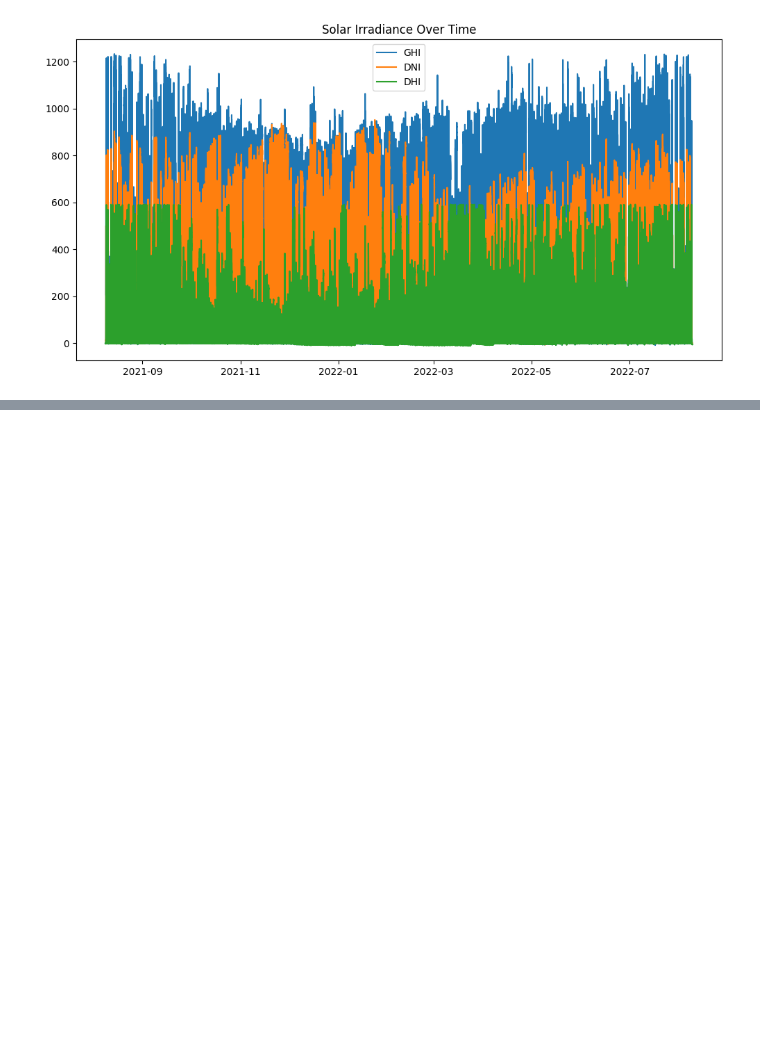
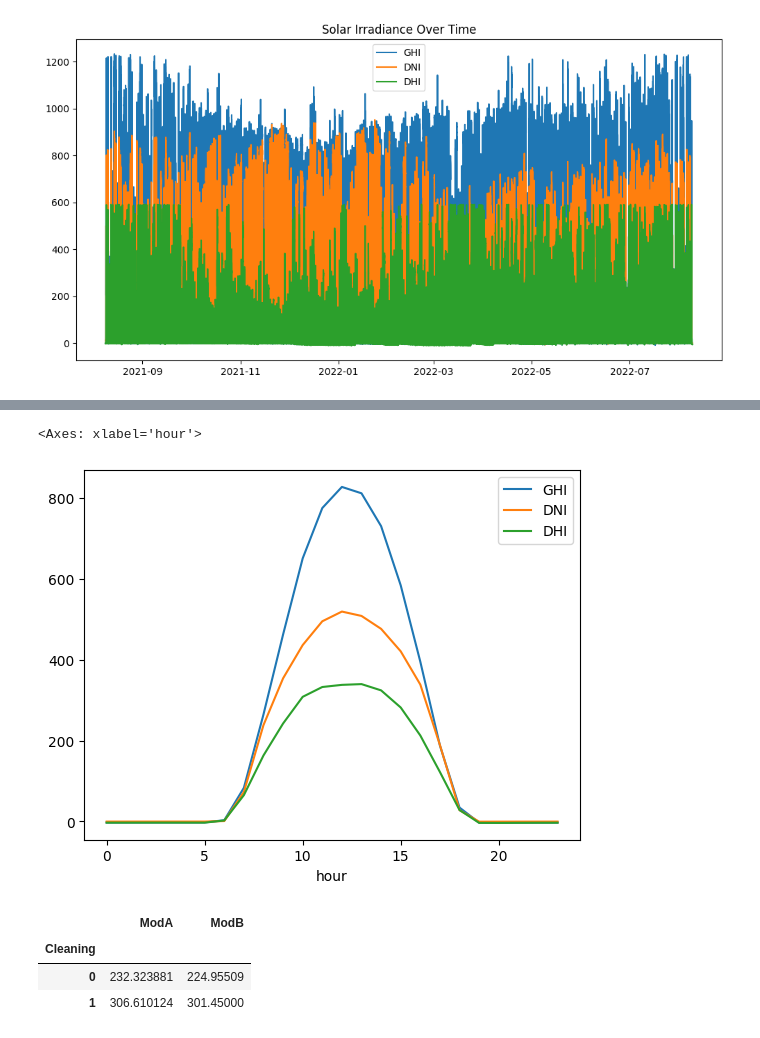
Before and after one commit to Sari-Amin/Solar-challenge-week1, a Jupyter notebook: notebooks/benin_eda.ipynb, the cells around one changed output, grey strips where cells are left out. Drawn from its saved outputs; the diff is of its cells as text; code cells hidden in the pictures; blank space fills up the shorter version.

```diff
--- a/notebooks/benin_eda.ipynb
+++ b/notebooks/benin_eda.ipynb
@@ -166,0 +175,15 @@ Text(0.5, 1.0, 'Solar Irradiance Over Time')
+# %%
+#daily
+df_daily = df.copy()
+df_daily['hour'] = df_daily['Timestamp'].dt.hour
+df_daily.groupby('hour')[['GHI', 'DNI', 'DHI']].mean().plot()
+# %% [output]
+<Axes: xlabel='hour'>
+[figure, added]
+# %%
+df.groupby('Cleaning')[['ModA', 'ModB']].mean()
+# %% [output]
+|  | ModA | ModB |
+| Cleaning |  |  |
+| 0 | 232.323881 | 224.95509 |
+| 1 | 306.610124 | 301.45000 |
```
Also changed, not shown: parts of 11 cells of this notebook.
